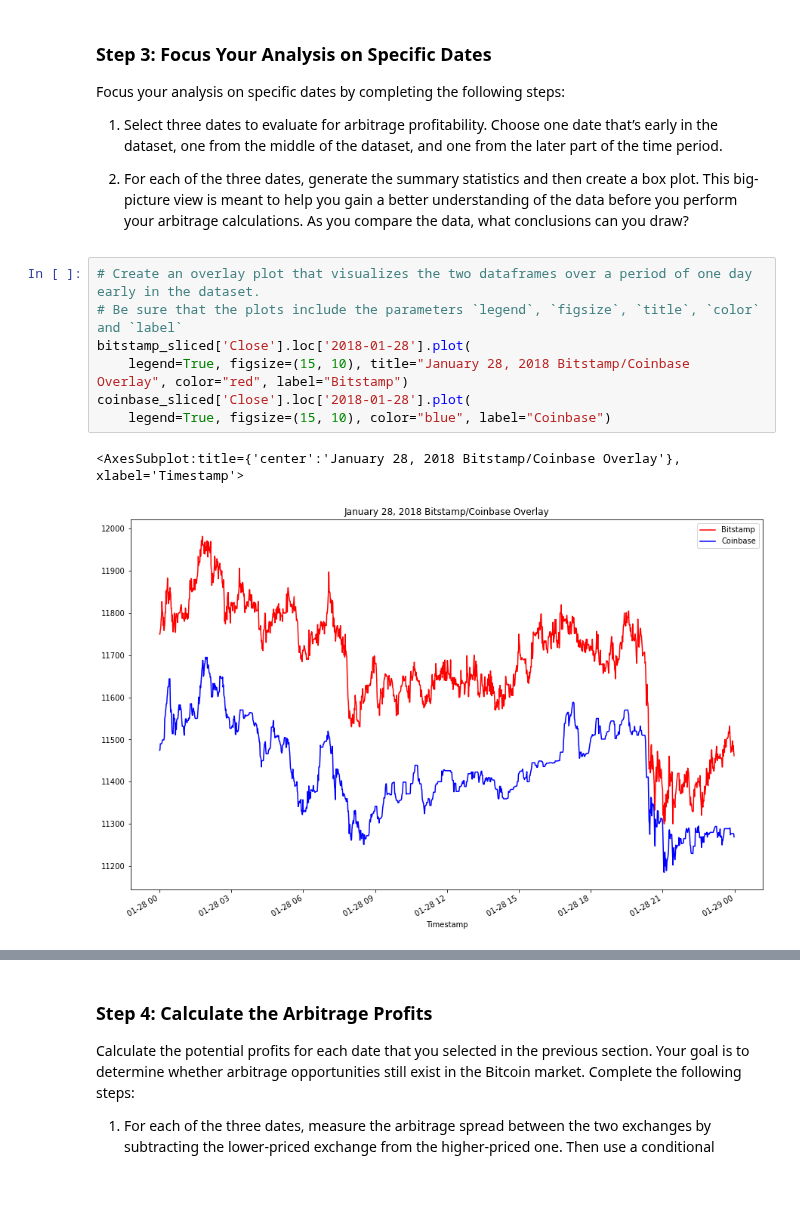
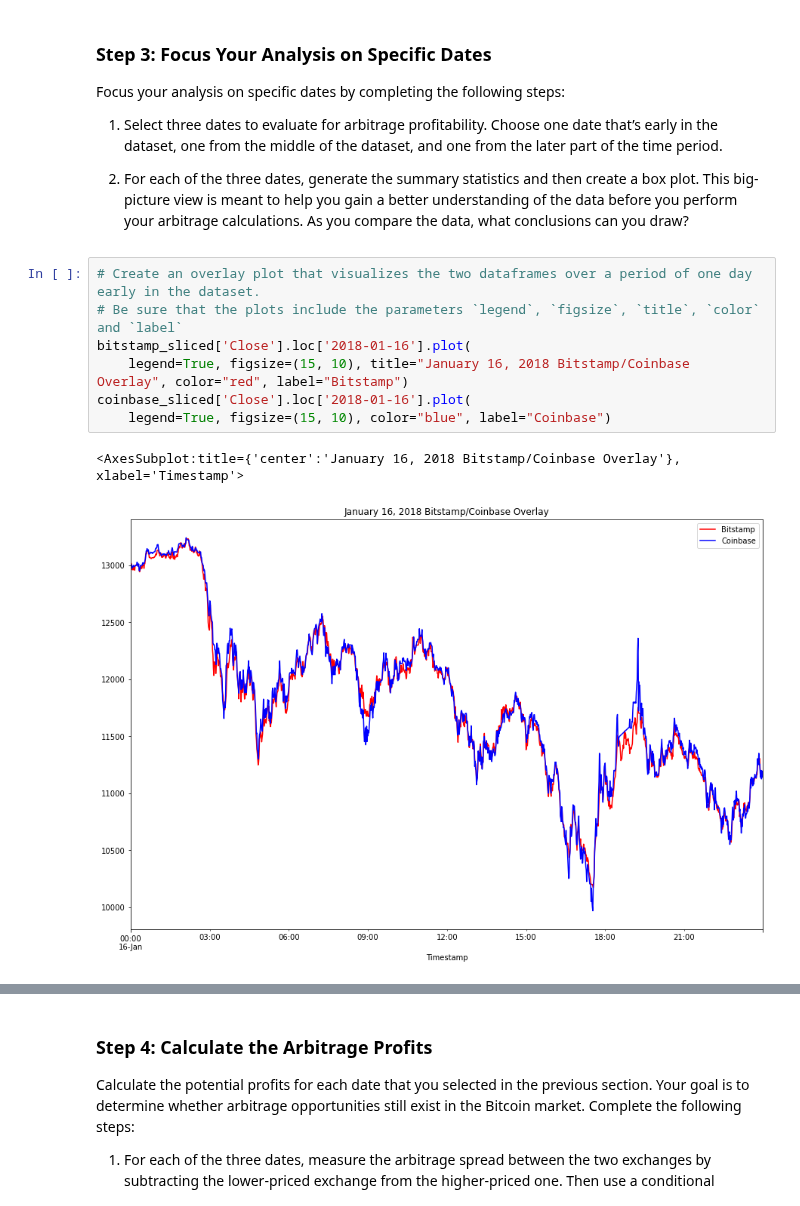
Before and after one commit to DigitalGoldRush/Module_3_Challenge, a Jupyter notebook: Module 3 Challenge/Starter_Code/crypto_arbitrage.ipynb, the cells around one changed output, grey strips where cells are left out. Cells and saved outputs as stored; diff of their text form.

```diff
--- a/Module 3 Challenge/Starter_Code/crypto_arbitrage.ipynb
+++ b/Module 3 Challenge/Starter_Code/crypto_arbitrage.ipynb
@@ -353,13 +353,13 @@ Focus your analysis on specific dates by completing the following steps:
 # %%
 # Create an overlay plot that visualizes the two dataframes over a period of one day early in the dataset.
 # Be sure that the plots include the parameters `legend`, `figsize`, `title`, `color` and `label`
-bitstamp_sliced['Close'].loc['2018-01-28'].plot(
-    legend=True, figsize=(15, 10), title="January 28, 2018 Bitstamp/Coinbase Overlay", color="red", label="Bitstamp")
-coinbase_sliced['Close'].loc['2018-01-28'].plot(
+bitstamp_sliced['Close'].loc['2018-01-16'].plot(
+    legend=True, figsize=(15, 10), title="January 16, 2018 Bitstamp/Coinbase Overlay", color="red", label="Bitstamp")
+coinbase_sliced['Close'].loc['2018-01-16'].plot(
     legend=True, figsize=(15, 10), color="blue", label="Coinbase")
 # %% [output]
-<AxesSubplot:title={'center':'January 28, 2018 Bitstamp/Coinbase Overlay'}, xlabel='Timestamp'>
+<AxesSubplot:title={'center':'January 16, 2018 Bitstamp/Coinbase Overlay'}, xlabel='Timestamp'>
-[figure, old version]
+[figure, new version]
 # %%
 # Using the early date that you have selected, calculate the arbitrage spread
 # by subtracting the bitstamp lower closing prices from the coinbase higher closing prices
```
Also changed, not shown: parts of 15 cells of this notebook.
